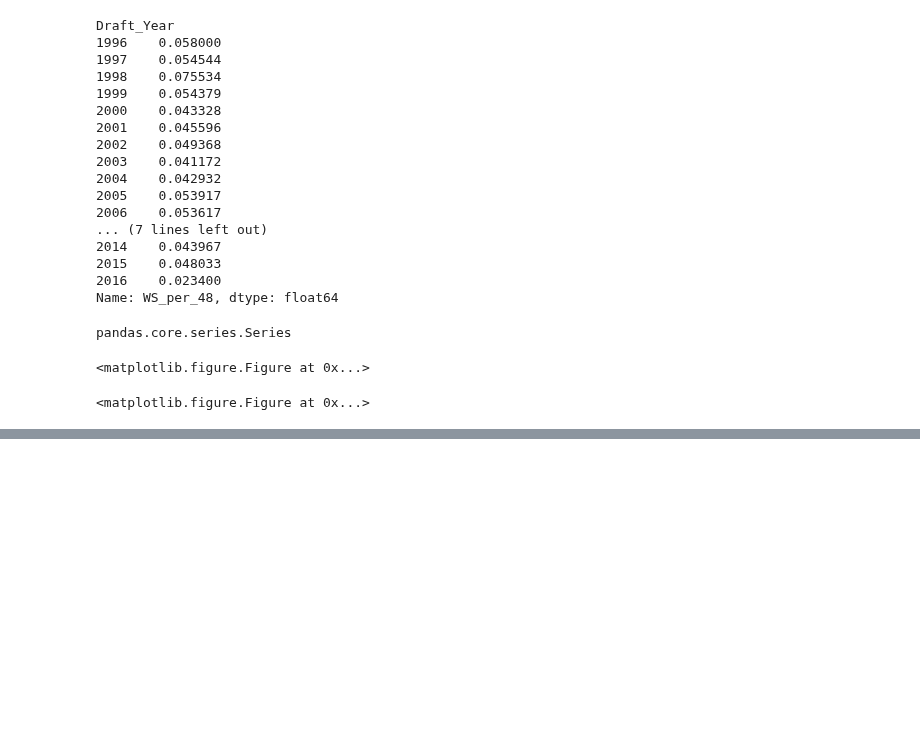
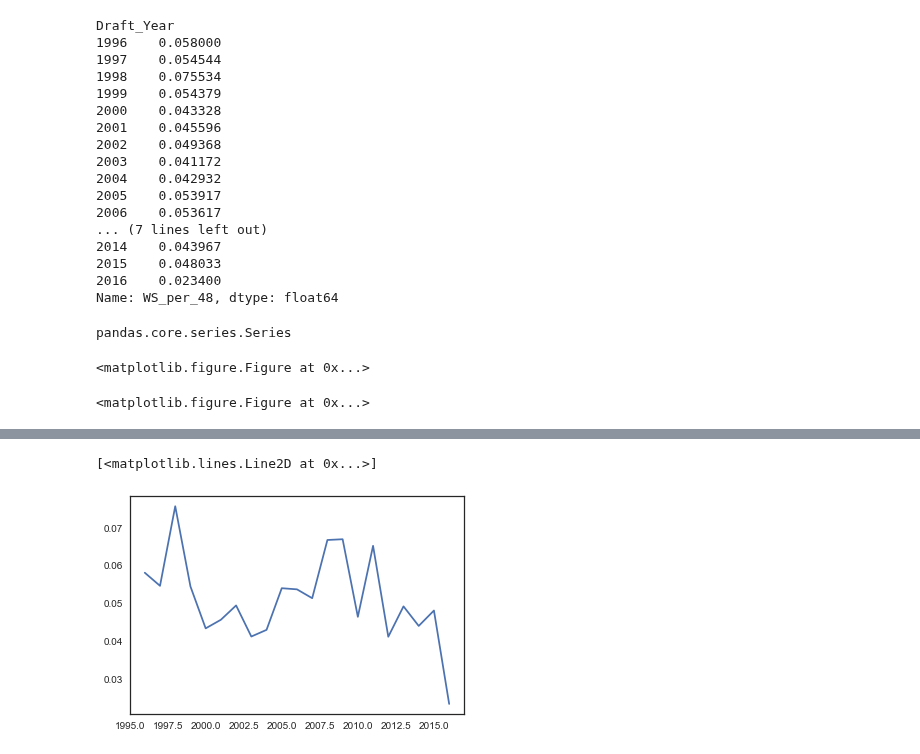
Before and after one commit to milankaku/NBADraftEngine, a Jupyter notebook: NBADraft.ipynb, the cells around one changed output, grey strips where cells are left out. Drawn from its saved outputs; the diff is of its cells as text; code cells hidden in the pictures; blank space fills up the shorter version.

```diff
--- a/NBADraft.ipynb
+++ b/NBADraft.ipynb
@@ -365,0 +325,5 @@ y_values = WS48_yearly_avg
+# %%
+ppt.plot(x_values, y_values)
+# %% [output]
+[<matplotlib.lines.Line2D at 0x...>]
+[figure, added]
```
Also changed, not shown: parts of 6 cells of this notebook, 1 other file.
